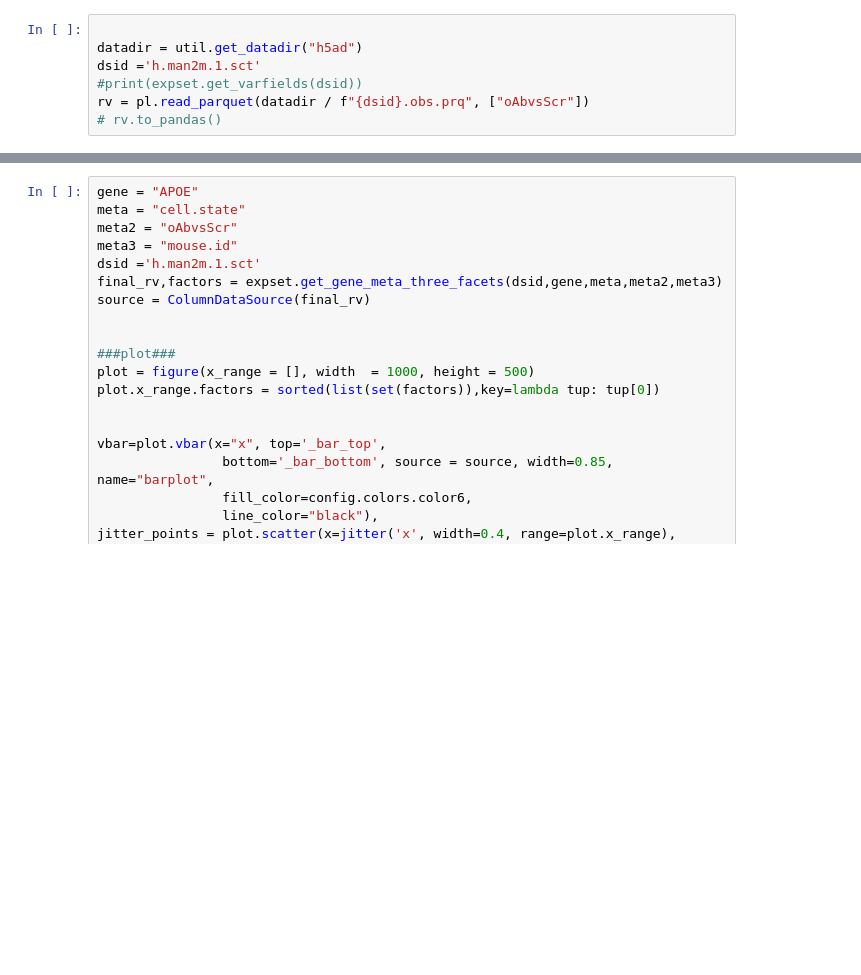
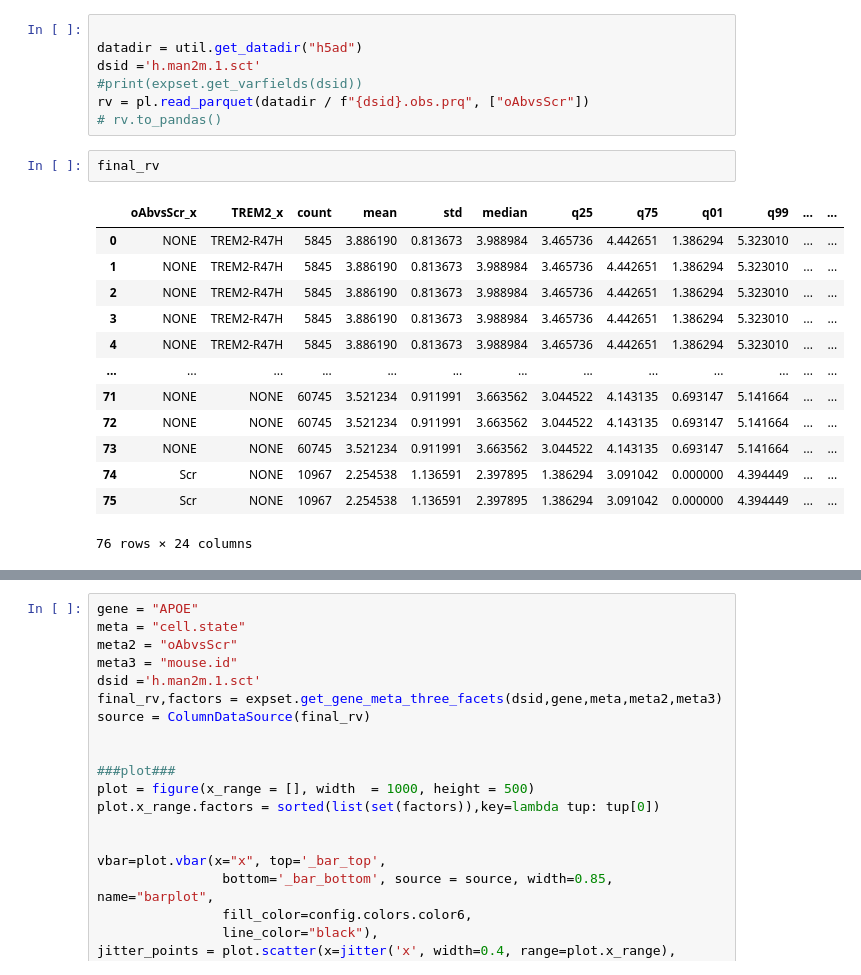
Before and after one commit to badslab/beehive, a Jupyter notebook: notebooks/scatterplot.ipynb, the cells around one changed output, grey strips where cells are left out. Saved outputs shown, nothing was run; the diff lists cells and outputs as text; blank space fills up the shorter version.

```diff
--- a/notebooks/scatterplot.ipynb
+++ b/notebooks/scatterplot.ipynb
@@ -29,5 +29,21 @@ dsid ='h.man2m.1.sct'
 #print(expset.get_varfields(dsid))
 rv = pl.read_parquet(datadir / f"{dsid}.obs.prq", ["oAbvsScr"])
 # rv.to_pandas()
+# %%
+final_rv
+# %% [output]
+|  | oAbvsScr_x | TREM2_x | count | mean | std | median | q25 | q75 | q01 | q99 | ... | ... |
+| 0 | NONE | TREM2-R47H | 5845 | 3.886190 | 0.813673 | 3.988984 | 3.465736 | 4.442651 | 1.386294 | 5.323010 | ... | ... |
+| 1 | NONE | TREM2-R47H | 5845 | 3.886190 | 0.813673 | 3.988984 | 3.465736 | 4.442651 | 1.386294 | 5.323010 | ... | ... |
+| 2 | NONE | TREM2-R47H | 5845 | 3.886190 | 0.813673 | 3.988984 | 3.465736 | 4.442651 | 1.386294 | 5.323010 | ... | ... |
+| 3 | NONE | TREM2-R47H | 5845 | 3.886190 | 0.813673 | 3.988984 | 3.465736 | 4.442651 | 1.386294 | 5.323010 | ... | ... |
+| 4 | NONE | TREM2-R47H | 5845 | 3.886190 | 0.813673 | 3.988984 | 3.465736 | 4.442651 | 1.386294 | 5.323010 | ... | ... |
+| ... | ... | ... | ... | ... | ... | ... | ... | ... | ... | ... | ... | ... |
+| 71 | NONE | NONE | 60745 | 3.521234 | 0.911991 | 3.663562 | 3.044522 | 4.143135 | 0.693147 | 5.141664 | ... | ... |
+| 72 | NONE | NONE | 60745 | 3.521234 | 0.911991 | 3.663562 | 3.044522 | 4.143135 | 0.693147 | 5.141664 | ... | ... |
+| 73 | NONE | NONE | 60745 | 3.521234 | 0.911991 | 3.663562 | 3.044522 | 4.143135 | 0.693147 | 5.141664 | ... | ... |
+| 74 | Scr | NONE | 10967 | 2.254538 | 1.136591 | 2.397895 | 1.386294 | 3.091042 | 0.000000 | 4.394449 | ... | ... |
+| 75 | Scr | NONE | 10967 | 2.254538 | 1.136591 | 2.397895 | 1.386294 | 3.091042 | 0.000000 | 4.394449 | ... | ... |
+76 rows × 24 columns
 # %%
 gene = "APOE"
```
Also changed, not shown: parts of 1 cell of this notebook.
